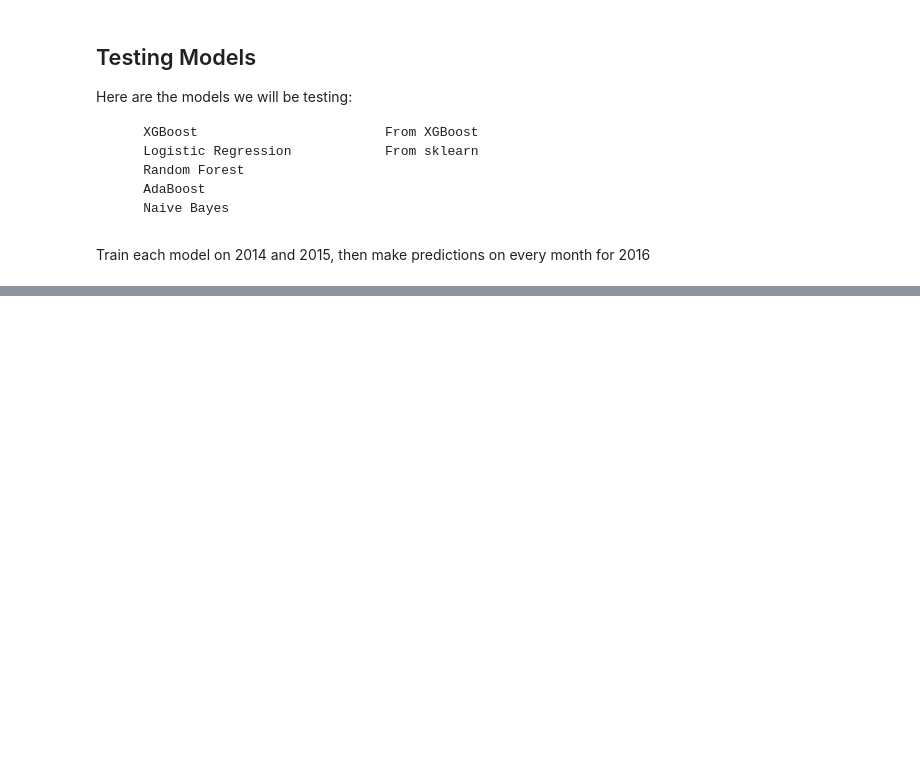
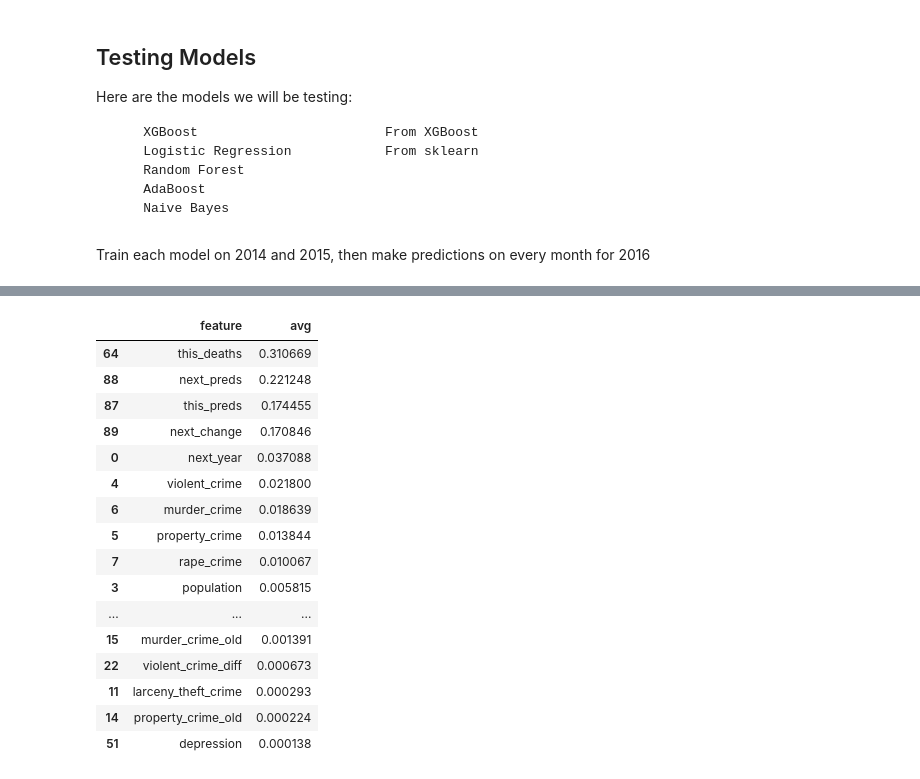
Before and after one commit to jonathanshuai/springboard-capstone1, a Jupyter notebook: monthly-modeling.ipynb, the cells around one changed output, grey strips where cells are left out. Saved outputs shown, nothing was run; the diff lists cells and outputs as text; code cells hidden in the pictures; blank space fills up the shorter version.

```diff
--- a/monthly-modeling.ipynb
+++ b/monthly-modeling.ipynb
@@ -151,6 +153,7 @@ def update_trends(feature_df, resampled_df, date, states):
     this_preds = feature_df['this_preds']
     next_preds = feature_df['next_preds']
     next_change = (next_preds - this_preds) / np.clip(this_preds, 1, None)
+    feature_df['next_change'] = next_change
 
     return feature_df.dropna()
 # %% [markdown]
@@ -196,6 +199,11 @@ adaboost_params = {
   'n_estimators': [30, 50, 100, 300]
 }
 
+knn_params = {
+    'n_neighbors': [3, 5, 7],
+    'algorithm': ['ball_tree', 'kd_tree']
+}
+
 # Parameters for GaussianNB
 percent_positive = feature_df['label'].mean() # Percentage of positive labels
 percent_negative = 1 - percent_positive # Percentage of negative features
@@ -209,6 +217,7 @@ models = {
     'Logistic Reg': (LogisticRegression(), logi_regr_params),
     'Random Forest': (RandomForestClassifier(), random_forest_params),
     'AdaBoost': (AdaBoostClassifier(), adaboost_params),
+    'KNN' : (KNeighborsClassifier(), knn_params),
     'Gaussian NB': (GaussianNB(), bayes_params)
 }
 # %% [markdown]
@@ -340,12 +367,30 @@ for name, preds in testing_history.items():
 # %%
 importances_df = pd.DataFrame()
 importances_df['feature'] = feature_df.drop(extra_columns, axis=1).columns
 
 for state, model in trained_models['XGBoost'].items():
     importances_df[state] = model.best_estimator_.feature_importances_
 
 importances_df['avg'] = importances_df.mean(axis=1)
-importances_df.sort_values('avg', ascending=False)[['feature', 'avg']].head()
+importances_df.sort_values('avg', ascending=False)[['feature', 'avg']].head(20)
+# %% [output]
+|  | feature | avg |
+| 64 | this_deaths | 0.310669 |
+| 88 | next_preds | 0.221248 |
+| 87 | this_preds | 0.174455 |
+| 89 | next_change | 0.170846 |
+| 0 | next_year | 0.037088 |
+| 4 | violent_crime | 0.021800 |
+| 6 | murder_crime | 0.018639 |
+| 5 | property_crime | 0.013844 |
+| 7 | rape_crime | 0.010067 |
+| 3 | population | 0.005815 |
+| ... | ... | ... |
+| 15 | murder_crime_old | 0.001391 |
+| 22 | violent_crime_diff | 0.000673 |
+| 11 | larceny_theft_crime | 0.000293 |
+| 14 | property_crime_old | 0.000224 |
+| 51 | depression | 0.000138 |
 # %%
 importances_df = pd.DataFrame()
 importances_df['feature'] = feature_df.drop(extra_columns, axis=1).columns
```
Also changed, not shown: parts of 5 cells of this notebook, 2 other files.
